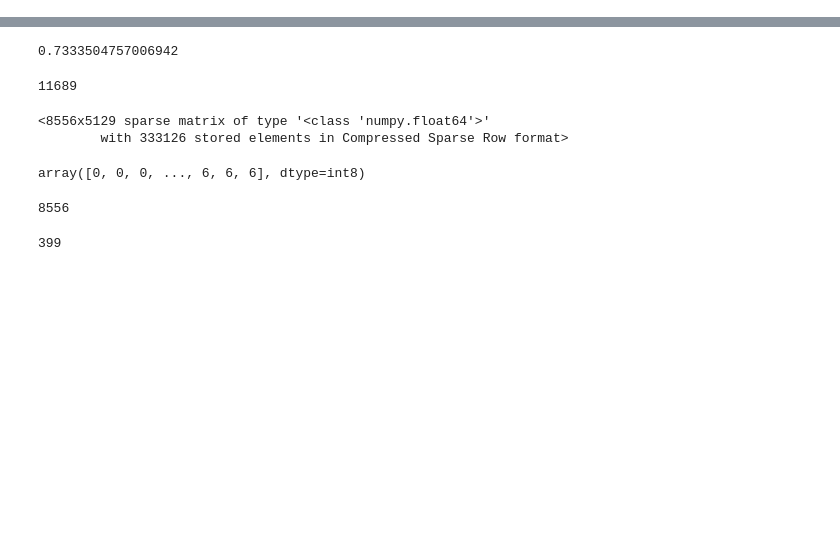
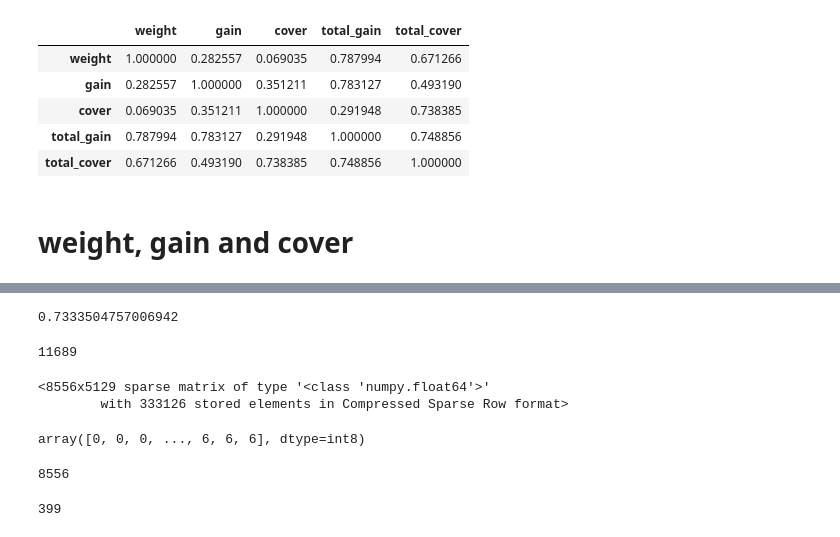
Before and after one commit to rxvl-d/curri, a Jupyter notebook: notebooks/scratch.ipynb, the cells around one changed output, grey strips where cells are left out. Cells and saved outputs as stored; diff of their text form; code cells hidden in the pictures; blank space fills up the shorter version.

```diff
--- a/notebooks/scratch.ipynb
+++ b/notebooks/scratch.ipynb
@@ -153,0 +269,16 @@ array([0, 1, 0, 0, 0, 0, 0, 0, 0, 0, 0, 0, 0, 0, 0, 0, 0, 0, 0, 0])
+# %%
+import numpy as np
+show = np.zeros((len(rankings), len(rankings)))
+for i, s1 in enumerate(rankings):
+    for j, s2 in enumerate(rankings):
+        show[i, j] = pearsonr(rankings[s1], rankings[s2])[0]
+pd.DataFrame(show, index=rankings.keys(), columns=rankings.keys()).style.background_gradient(cmap ='Reds')
+# %% [output]
+|  | weight | gain | cover | total_gain | total_cover |
+| weight | 1.000000 | 0.282557 | 0.069035 | 0.787994 | 0.671266 |
+| gain | 0.282557 | 1.000000 | 0.351211 | 0.783127 | 0.493190 |
+| cover | 0.069035 | 0.351211 | 1.000000 | 0.291948 | 0.738385 |
+| total_gain | 0.787994 | 0.783127 | 0.291948 | 1.000000 | 0.748856 |
+| total_cover | 0.671266 | 0.493190 | 0.738385 | 0.748856 | 1.000000 |
+# %% [markdown]
+# weight, gain and cover
```
Also changed, not shown: parts of 90 cells of this notebook, 8 other files.
